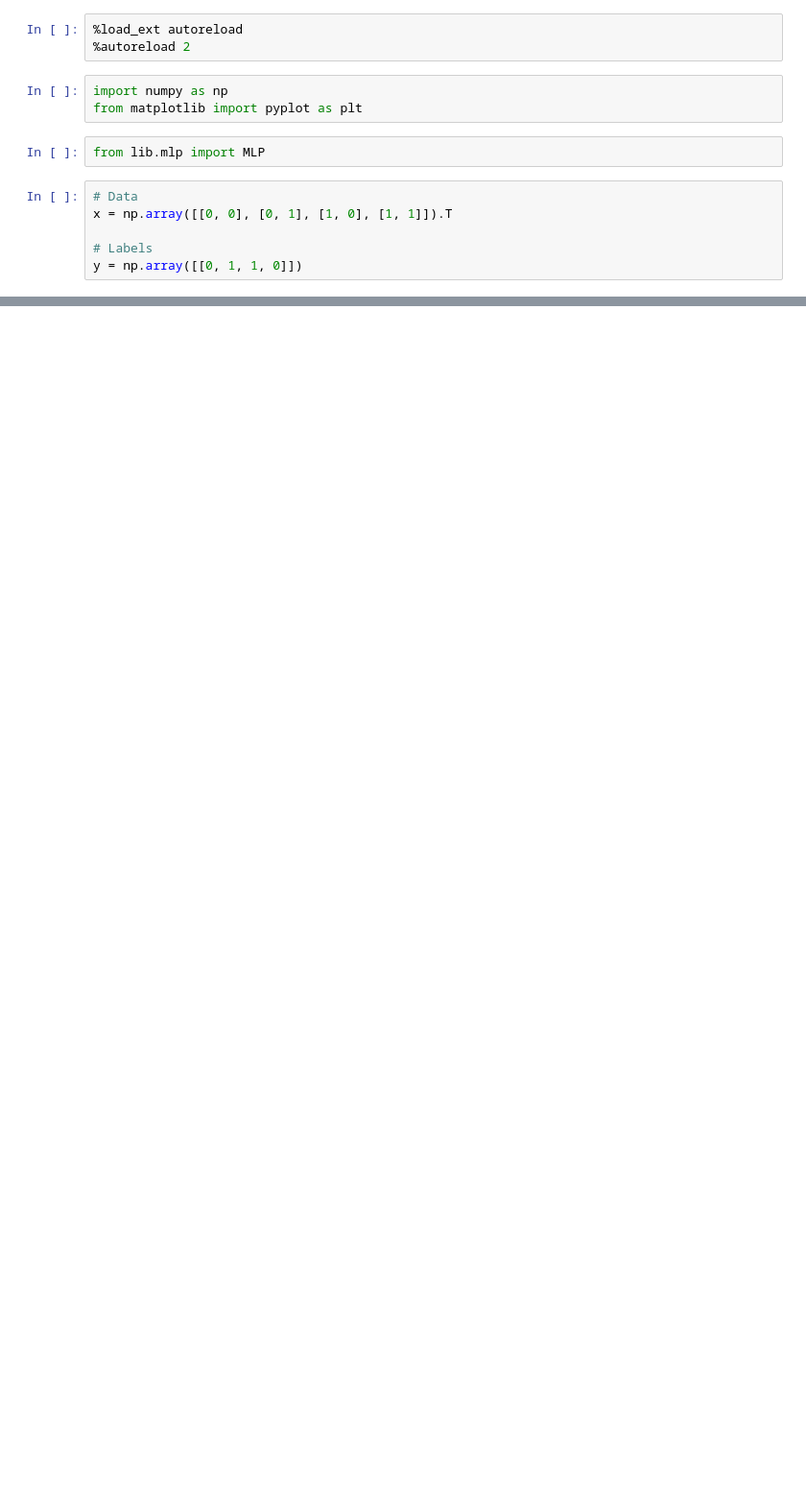
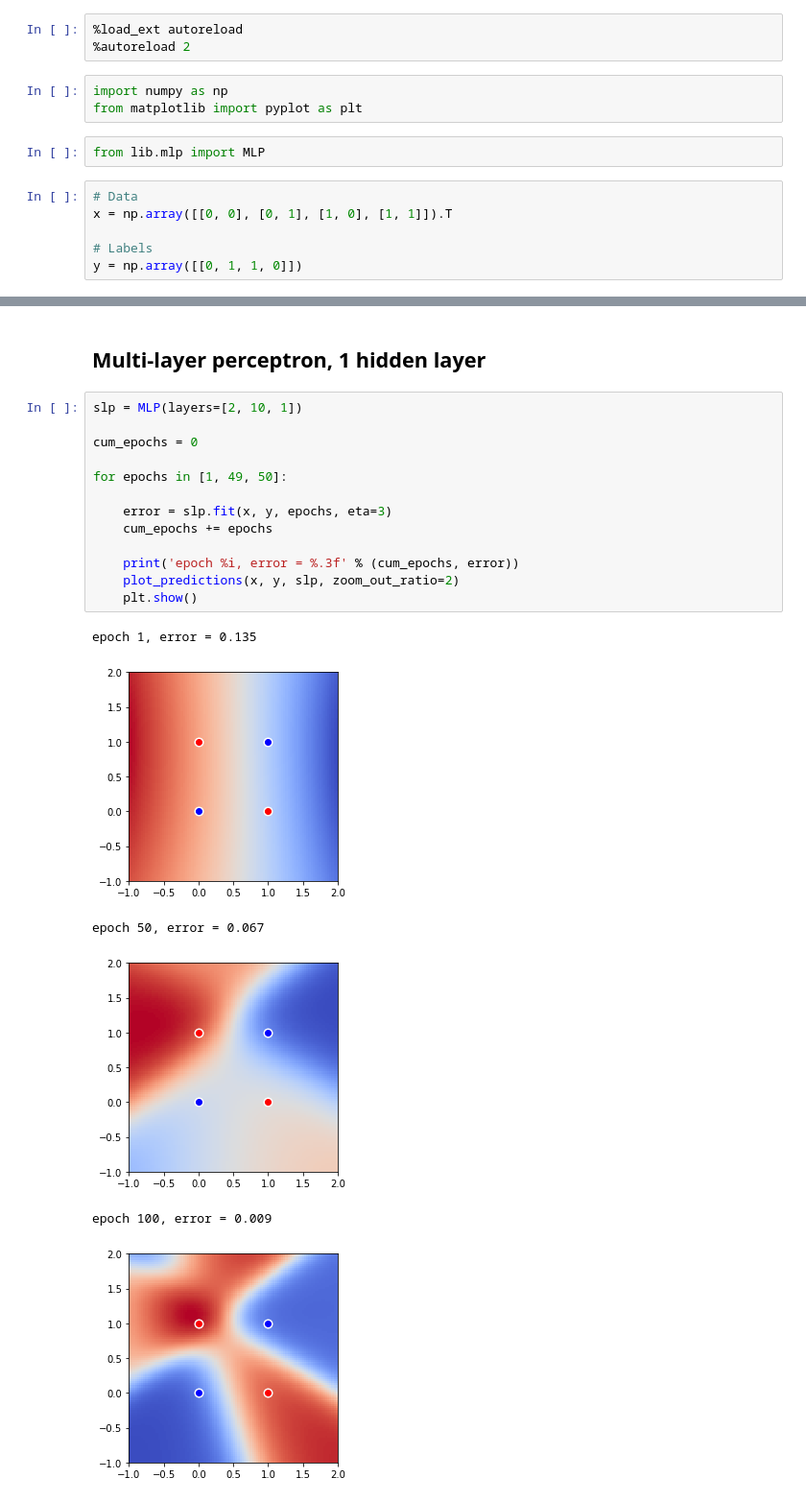
Before and after one commit to quentin-auge/simple-nn, a Jupyter notebook: xor_mlp.ipynb, the cells around one changed output, grey strips where cells are left out. Shown: that part at 96% size. Cells and saved outputs as stored; diff of their text form; blank space fills up the shorter version.

```diff
--- a/xor_mlp.ipynb
+++ b/xor_mlp.ipynb
@@ -56,0 +76,22 @@ plot(x, y, slp, zoom_out_ratio=2)
+# %% [markdown]
+## Multi-layer perceptron, 1 hidden layer
+# %%
+slp = MLP(layers=[2, 10, 1])
+
+cum_epochs = 0
+
+for epochs in [1, 49, 50]:
+
+    error = slp.fit(x, y, epochs, eta=3)
+    cum_epochs += epochs
+
+    print('epoch %i, error = %.3f' % (cum_epochs, error))
+    plot_predictions(x, y, slp, zoom_out_ratio=2)
+    plt.show()
+# %% [output]
+epoch 1, error = 0.135
+[figure, added]
+epoch 50, error = 0.067
+[figure, added]
+epoch 100, error = 0.009
+[figure, added]
```
Also changed, not shown: parts of 8 cells of this notebook, 2 other files.
